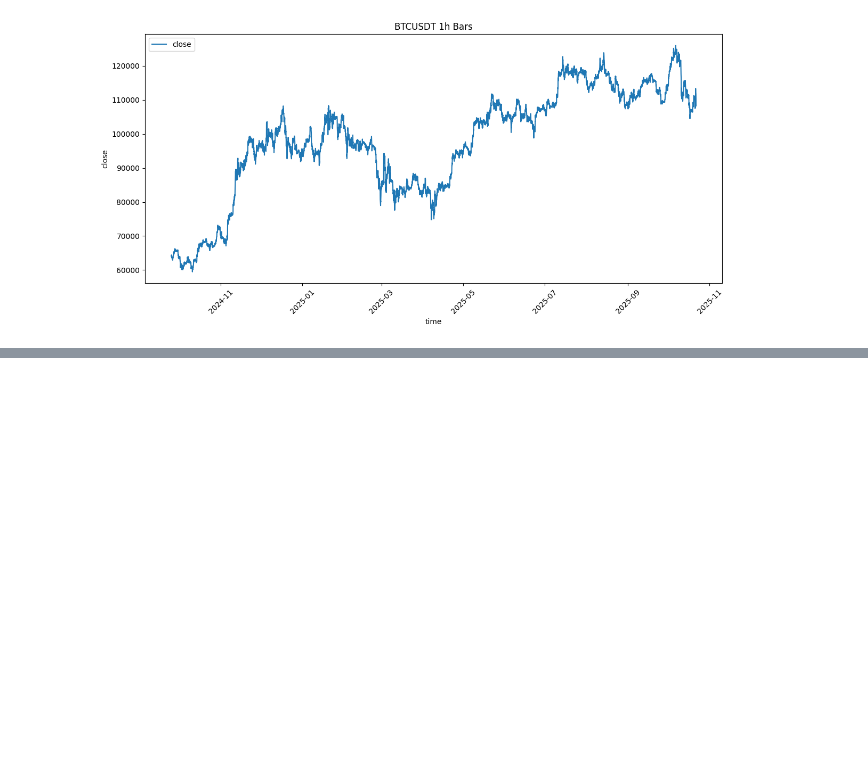
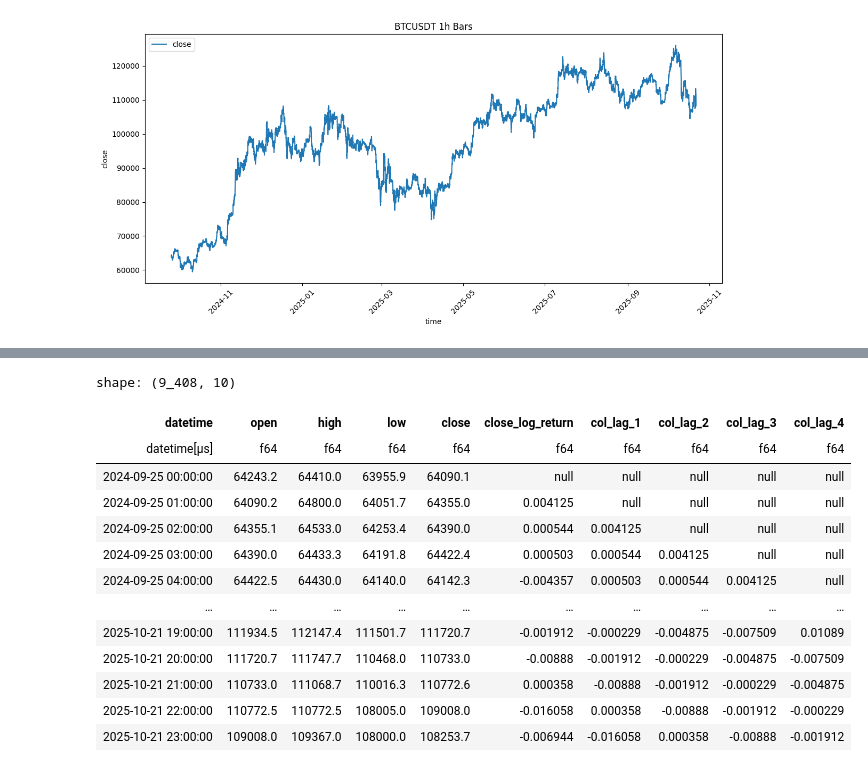
Before and after one commit to Ujju999/quant-strategy, a Jupyter notebook: model_development.ipynb, the cells around one changed output, grey strips where cells are left out. Drawn from its saved outputs; the diff is of its cells as text; code cells hidden in the pictures; blank space fills up the shorter version.

Commit message:
Created lagged features and log return feature

```diff
--- a/model_development.ipynb
+++ b/model_development.ipynb
@@ -71,3 +71,25 @@ alt.data_transformers.enable("vegafusion")
 research.plot_dyn_timeseries(ts, sym,'close',time_interval)
 # %% [output]
 [interactive output not drawn]
+# %%
+ts = ts.with_columns((pl.col('close')/pl.col('close').shift(forecast_horizon)).log().alias('close_log_return'))
+# %%
+target = 'close_log_return'
+ts = research.add_lags(ts,target, max_lags,forecast_horizon)
+# %%
+ts = ts.drop_nulls()
+# %% [output]
+shape: (9_408, 10)
+| datetime | open | high | low | close | close_log_return | col_lag_1 | col_lag_2 | col_lag_3 | col_lag_4 |
+| datetime[μs] | f64 | f64 | f64 | f64 | f64 | f64 | f64 | f64 | f64 |
+| 2024-09-25 00:00:00 | 64243.2 | 64410.0 | 63955.9 | 64090.1 | null | null | null | null | null |
+| 2024-09-25 01:00:00 | 64090.2 | 64800.0 | 64051.7 | 64355.0 | 0.004125 | null | null | null | null |
+| 2024-09-25 02:00:00 | 64355.1 | 64533.0 | 64253.4 | 64390.0 | 0.000544 | 0.004125 | null | null | null |
+| 2024-09-25 03:00:00 | 64390.0 | 64433.3 | 64191.8 | 64422.4 | 0.000503 | 0.000544 | 0.004125 | null | null |
+| 2024-09-25 04:00:00 | 64422.5 | 64430.0 | 64140.0 | 64142.3 | -0.004357 | 0.000503 | 0.000544 | 0.004125 | null |
+| … | … | … | … | … | … | … | … | … | … |
+| 2025-10-21 19:00:00 | 111934.5 | 112147.4 | 111501.7 | 111720.7 | -0.001912 | -0.000229 | -0.004875 | -0.007509 | 0.01089 |
+| 2025-10-21 20:00:00 | 111720.7 | 111747.7 | 110468.0 | 110733.0 | -0.00888 | -0.001912 | -0.000229 | -0.004875 | -0.007509 |
+| 2025-10-21 21:00:00 | 110733.0 | 111068.7 | 110016.3 | 110772.6 | 0.000358 | -0.00888 | -0.001912 | -0.000229 | -0.004875 |
+| 2025-10-21 22:00:00 | 110772.5 | 110772.5 | 108005.0 | 109008.0 | -0.016058 | 0.000358 | -0.00888 | -0.001912 | -0.000229 |
+| 2025-10-21 23:00:00 | 109008.0 | 109367.0 | 108000.0 | 108253.7 | -0.006944 | -0.016058 | 0.000358 | -0.00888 | -0.001912 |
```
Also changed, not shown: parts of 2 cells of this notebook, 1 other file.
